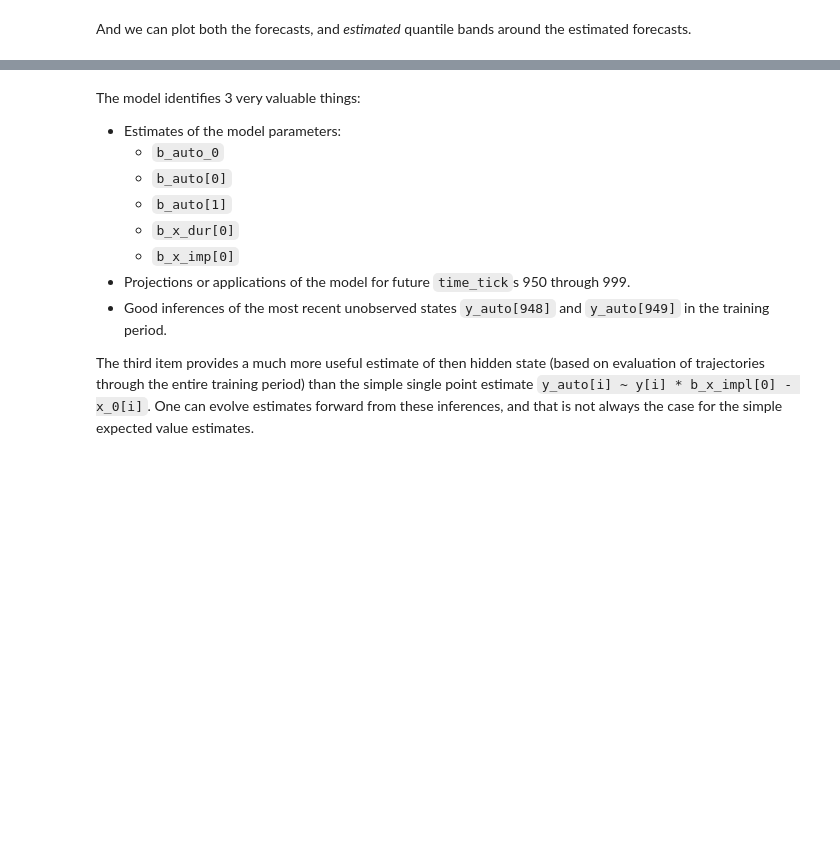
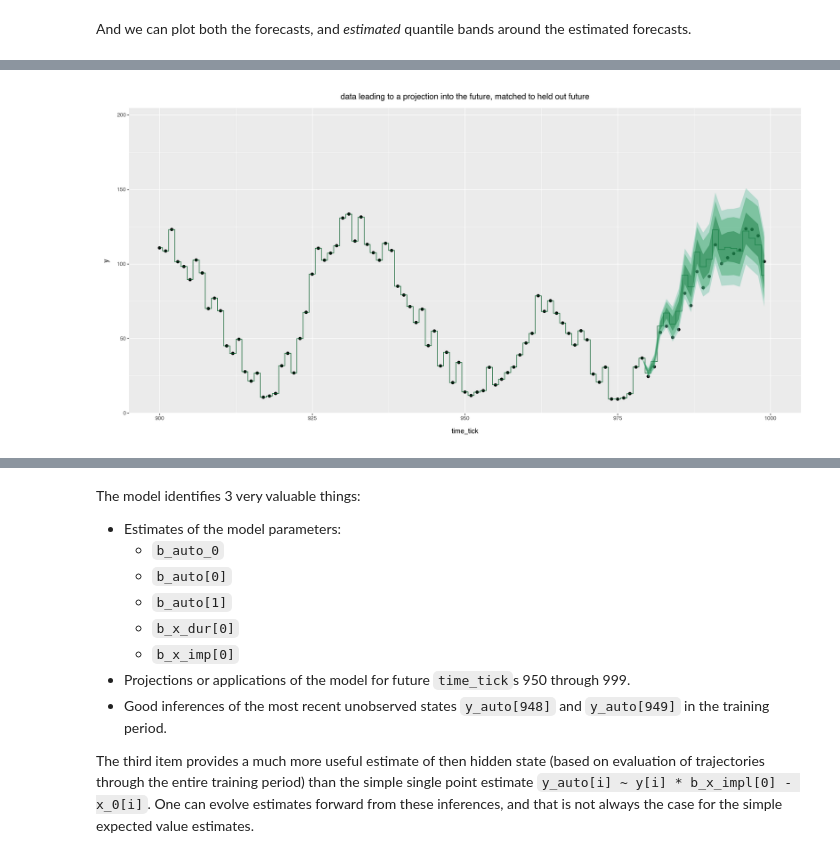
Before and after one commit to WinVector/Examples, a Jupyter notebook: TimeSeries/Stan_soln.ipynb, the cells around one changed output, grey strips where cells are left out. Saved outputs shown, nothing was run; the diff lists cells and outputs as text; code cells hidden in the pictures; blank space fills up the shorter version.

```diff
--- a/TimeSeries/Stan_soln.ipynb
+++ b/TimeSeries/Stan_soln.ipynb
@@ -212,40 +218,7 @@ plt
 # %%
-plt = ggplot()
-plt = (
-    plt
-    + geom_point(
-        data=d_test,
-        mapping=aes(x="time_tick", y="y"),
-        size=2,
-    )
-    + geom_point(
-        data=d_train,
-        mapping=aes(x="time_tick", y="y"),
-        size=2,
-    )
-    + geom_step(
-        data=sf_frame.loc[sf_frame["quantile"] == "0.5", :],
-        mapping=aes(x="time_tick", y="y"),
-        direction="mid",
-        color="#005824",
-    )
-)
-for r_min, r_max in ribbon_pairs:
-    plt = plt + geom_ribbon(
-        data=sf_p,
-        mapping=aes(x="time_tick", ymin=r_min, ymax=r_max),
-        fill=plotting_colors[r_min],
-        alpha=0.4,
-        linetype="",
-    )
-plt = (
-    plt
-    + xlim(900, 1000)
-    + ggtitle(
-        "data leading to a projection into the future, matched to held out future"
-    )
-)
-plt
+display(p2)
+# %% [output]
+[figure, added]
 # %%
 # plot quality of fit as a scatter plot
 d_test["Stan (correct externals structure) prediction"] = extract_sframe_result(
```
Also changed, not shown: parts of 22 cells of this notebook, 1 other file.
